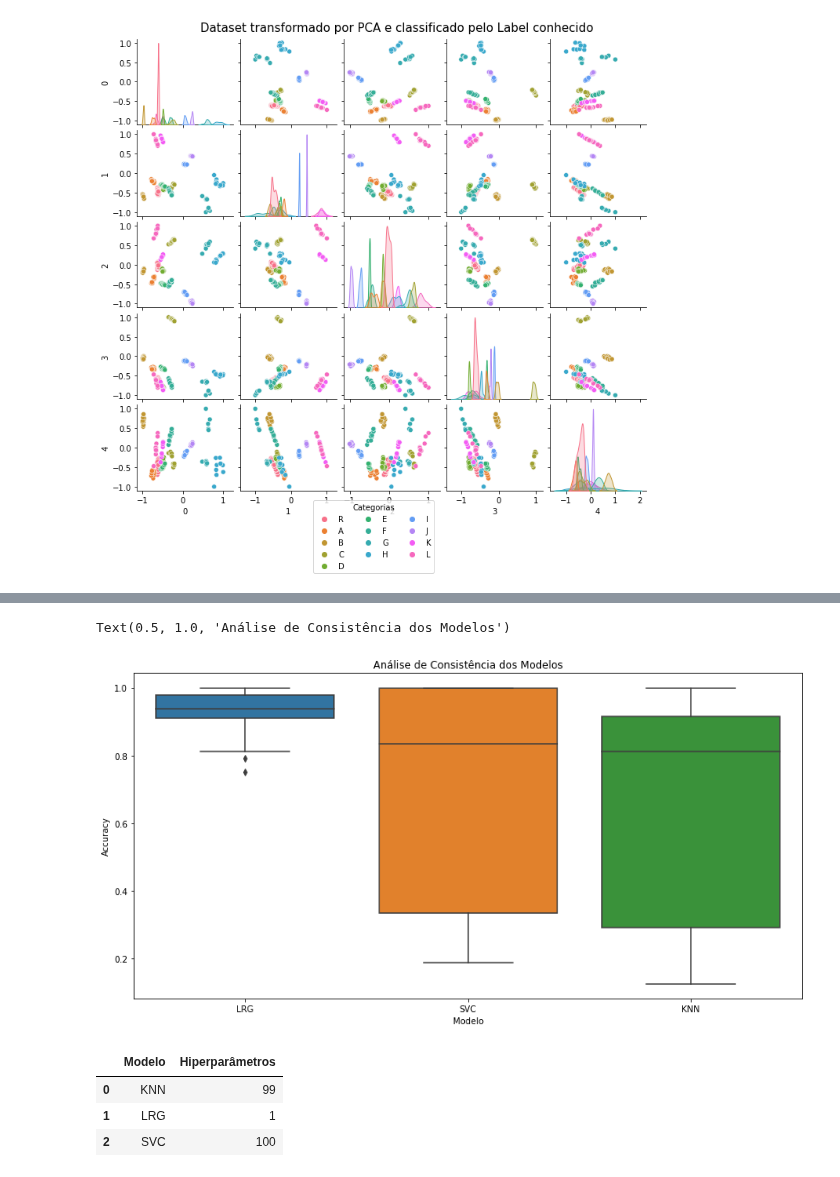
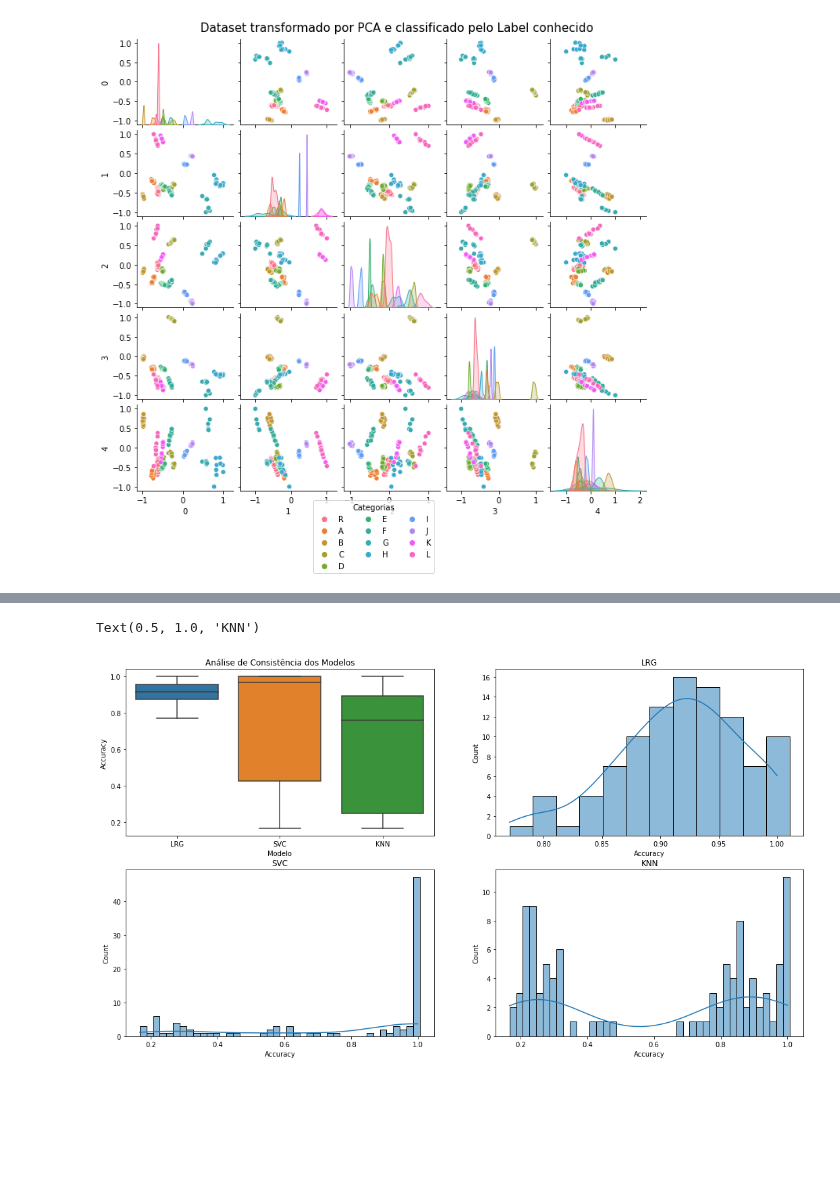
Before and after one commit to fefilizzola/HIML_TrabalhoFinal, a Jupyter notebook: trabalho_final_fcmf.ipynb, the cells around one changed output, grey strips where cells are left out. Saved outputs shown, nothing was run; the diff lists cells and outputs as text; code cells hidden in the pictures; blank space fills up the shorter version.

```diff
--- a/trabalho_final_fcmf.ipynb
+++ b/trabalho_final_fcmf.ipynb
@@ -226,25 +226,21 @@ for it in tqdm(range(100)):
 # %%
 results=pd.concat([pd.DataFrame(best_params),pd.DataFrame(acc,columns=['Accuracy'])],axis=1)
 dfLRG=results[['LRG__C','LRG__solver','LRG__multi_class','Accuracy']].copy().dropna()
 dfSVC=results[['SVC__C','SVC__kernel','SVC__degree','SVC__gamma','Accuracy']].copy().dropna()
 dfKNN=results[['KNN__n_neighbors','KNN__weights','KNN__algorithm','KNN__leaf_size','Accuracy']].copy().dropna()
 dfLRG['Modelo']=str('LRG')
 dfSVC['Modelo']=str('SVC')
 dfKNN['Modelo']=str('KNN')
 dfLRG['Hiperparâmetros']=dfLRG['LRG__C'].astype(str)+'_'+dfLRG['LRG__solver']+'_'+dfLRG['LRG__multi_class']
 dfSVC['Hiperparâmetros']=dfSVC['SVC__C'].astype(str)+'_'+dfSVC['SVC__kernel'].astype(str)+'_'+dfSVC['SVC__degree'].astype(str)+'_'+dfSVC['SVC__gamma'].astype(str)
 dfKNN['Hiperparâmetros']=dfKNN['KNN__n_neighbors'].astype(str)+'_'+dfKNN['KNN__weights'].astype(str)+'_'+dfKNN['KNN__algorithm'].astype(str)+'_'+dfKNN['KNN__leaf_size'].astype(str)
 df_modelos=pd.concat([dfLRG[['Modelo','Hiperparâmetros', 'Accuracy']],dfSVC[['Modelo','Hiperparâmetros', 'Accuracy']],dfKNN[['Modelo','Hiperparâmetros', 'Accuracy']]])
 
-#avaliação de consistência para determinar o melhor modelo
-sns.boxplot(data = df_modelos,x='Modelo',y='Accuracy').set_title("Análise de Consistência dos Modelos")
+fig, axes = plt.subplots(ncols=2, nrows=2,figsize=(18,10))
+sns.boxplot(data = df_modelos,x='Modelo',y='Accuracy',ax=axes[0,0]).set_title("Análise de Consistência dos Modelos")
+sns.histplot(data=df_modelos[df_modelos['Modelo']=='LRG'], x="Accuracy",binwidth=0.02,kde=True,ax=axes[0,1]).set_title("LRG")
+sns.histplot(data=df_modelos[df_modelos['Modelo']=='SVC'], x="Accuracy",binwidth=0.02,kde=True,ax=axes[1,0]).set_title("SVC")
+sns.histplot(data=df_modelos[df_modelos['Modelo']=='KNN'], x="Accuracy",binwidth=0.02,kde=True,ax=axes[1,1]).set_title("KNN")
 # %% [output]
-Text(0.5, 1.0, 'Análise de Consistência dos Modelos')
+Text(0.5, 1.0, 'KNN')
-[figure, old version]
+[figure, new version]
-# %%
-df_modelos.groupby('Modelo')['Hiperparâmetros'].nunique().reset_index()
-# %% [output]
-|  | Modelo | Hiperparâmetros |
-| 0 | KNN | 99 |
-| 1 | LRG | 1 |
-| 2 | SVC | 100 |
```
Also changed, not shown: parts of 4 cells of this notebook.
